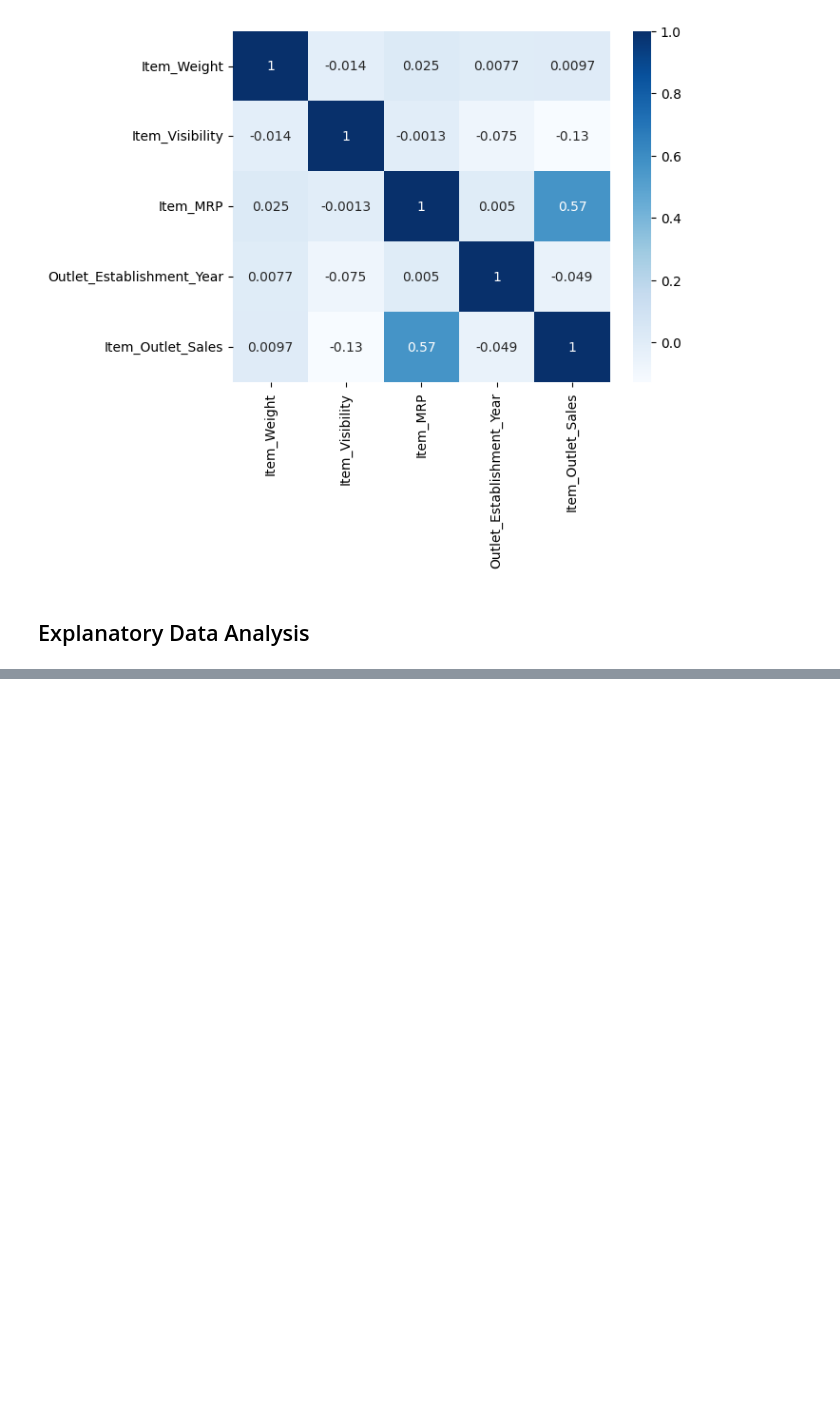
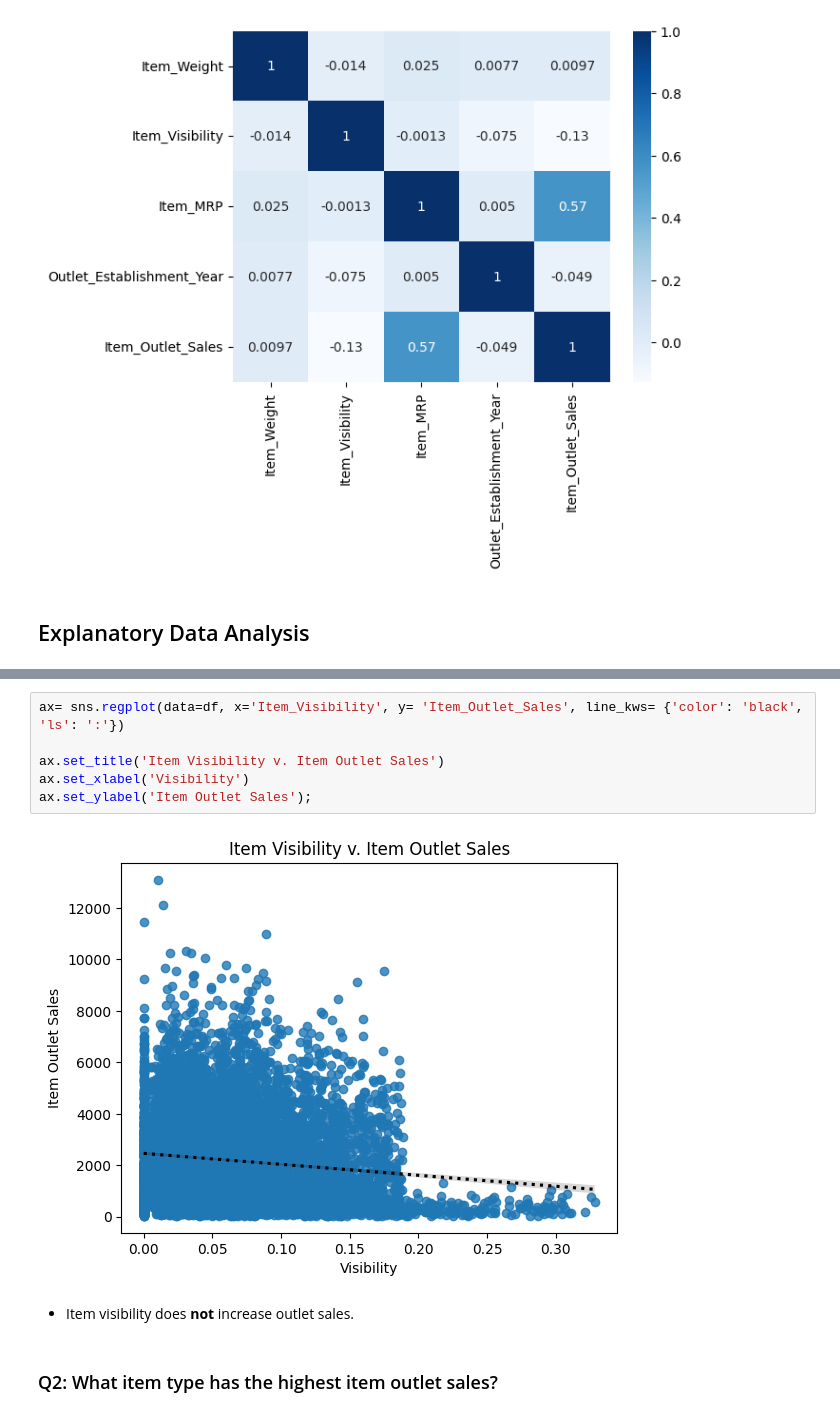
Before and after one commit to wrodemoyer/Prediction-of-Product-Sales, a Jupyter notebook: Prediction_of_Product_Sales.ipynb, the cells around one changed output, grey strips where cells are left out. Drawn from its saved outputs; the diff is of its cells as text; blank space fills up the shorter version.

```diff
--- a/Prediction_of_Product_Sales.ipynb
+++ b/Prediction_of_Product_Sales.ipynb
@@ -283,0 +307,12 @@ sns.heatmap(df.corr(), cmap= 'Blues', annot= True);
+# %%
+ax= sns.regplot(data=df, x='Item_Visibility', y= 'Item_Outlet_Sales', line_kws= {'color': 'black', 'ls': ':'})
+
+ax.set_title('Item Visibility v. Item Outlet Sales')
+ax.set_xlabel('Visibility')
+ax.set_ylabel('Item Outlet Sales');
+# %% [output]
+[figure, added]
+# %% [markdown]
+- Item visibility does **not** increase outlet sales.
+# %% [markdown]
+### Q2: What item type has the highest item outlet sales?
```
Also changed, not shown: parts of 9 cells of this notebook.
